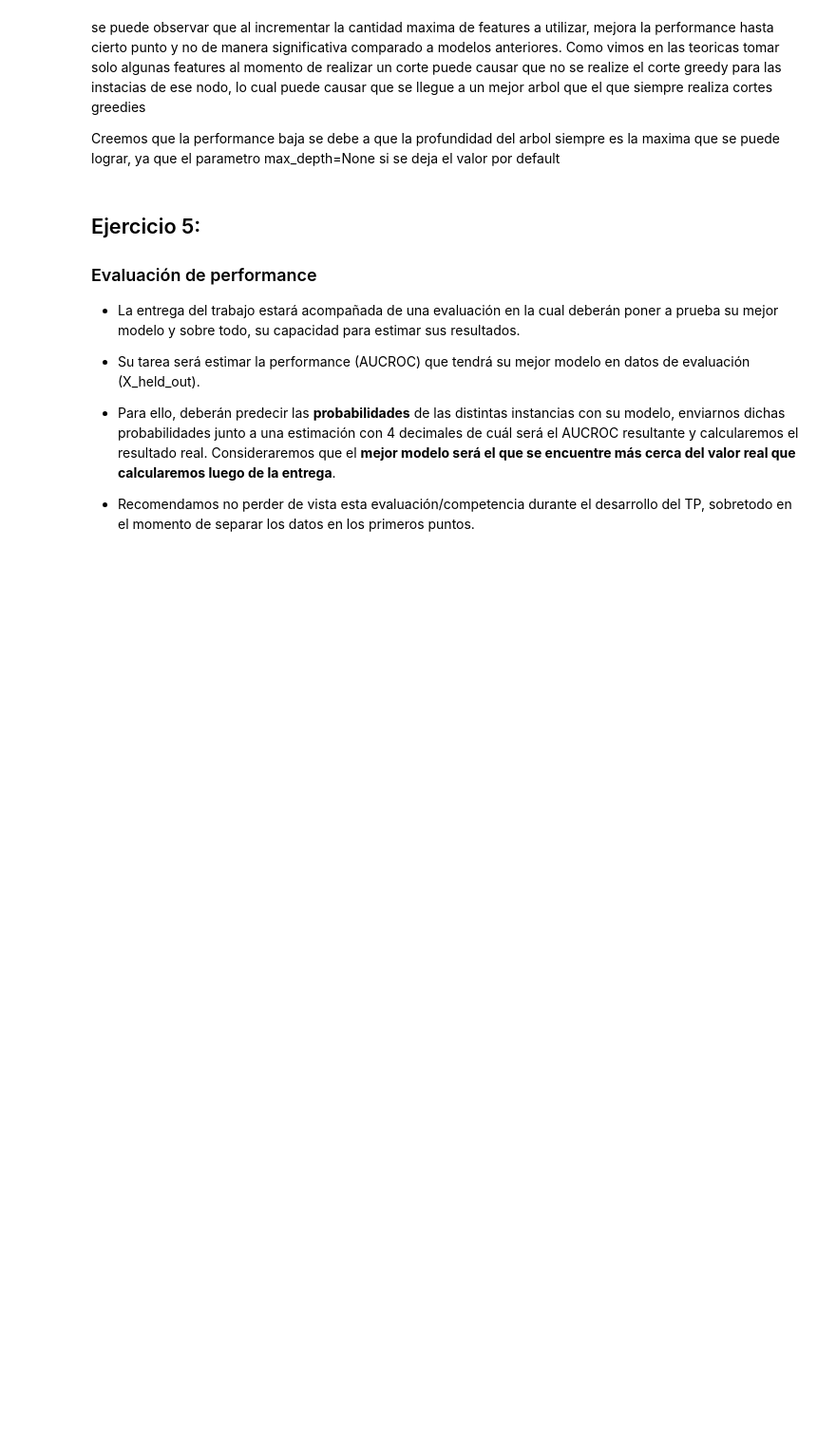
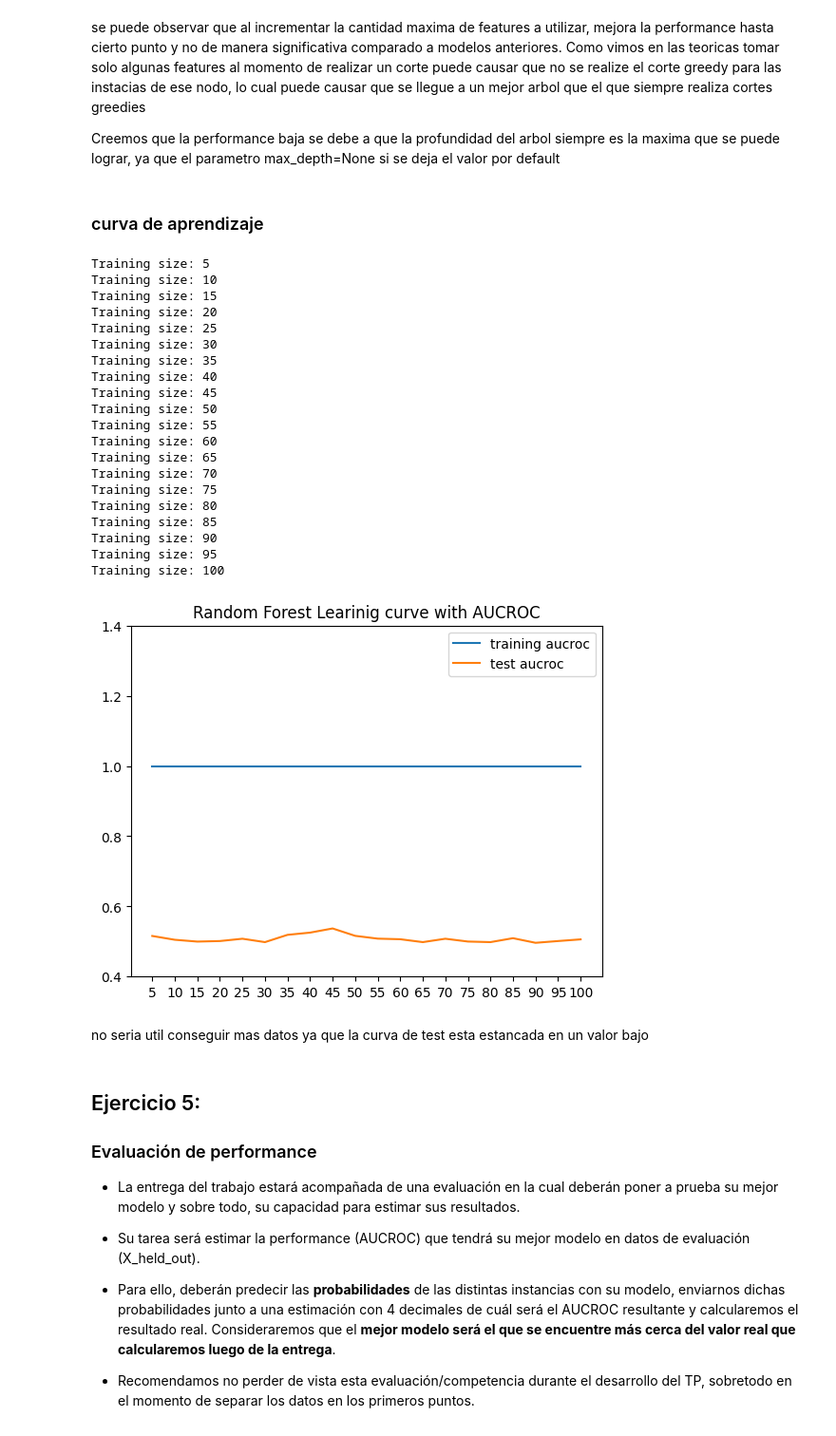
Before and after one commit to fourofclubs001/TP-Aprendizaje-Automatico, a Jupyter notebook: Enunciado.ipynb, the cells around one changed output. Shown at 95% size. Cells and saved outputs as stored; diff of their text form; code cells hidden in the pictures; blank space fills up the shorter version.

```diff
--- a/Enunciado.ipynb
+++ b/Enunciado.ipynb
@@ -869,6 +959,46 @@ plt.show()
 se puede observar que al incrementar la cantidad maxima de features a utilizar, mejora la performance hasta cierto punto y no de manera significativa comparado a modelos anteriores. Como vimos en las teoricas tomar solo algunas features al momento de realizar un corte puede causar que no se realize el corte greedy para las instacias de ese nodo, lo cual puede causar que se llegue a un mejor arbol que el que siempre realiza cortes greedies
 
 Creemos que la performance baja se debe a que la profundidad del arbol siempre es la maxima que se puede lograr, ya que el parametro max_depth=None si se deja el valor por default
+# %% [markdown]
+### curva de aprendizaje
+# %%
+forest = RandomForestClassifier(n_estimators=200, max_features=0.73)
+
+training_curve_percentages = list(range(5,101,5))
+
+train_error_history, test_error_history = calculate_learning_curve(forest, training_curve_percentages)
+
+plt.title("Random Forest Learinig curve with AUCROC")
+plt.plot(training_curve_percentages, train_error_history, label = "training aucroc")
+plt.plot(training_curve_percentages, test_error_history, label = "test aucroc")
+plt.xticks(training_curve_percentages)
+plt.ylim(0.4,1.4)
+plt.legend()
+plt.show()
+# %% [output]
+Training size: 5
+Training size: 10
+Training size: 15
+Training size: 20
+Training size: 25
+Training size: 30
+Training size: 35
+Training size: 40
+Training size: 45
+Training size: 50
+Training size: 55
+Training size: 60
+Training size: 65
+Training size: 70
+Training size: 75
+Training size: 80
+Training size: 85
+Training size: 90
+Training size: 95
+Training size: 100
+[figure, added]
+# %% [markdown]
+no seria util conseguir mas datos ya que la curva de test esta estancada en un valor bajo
 # %% [markdown]
 ## Ejercicio 5:
 ### Evaluación de performance
```
Also changed, not shown: parts of 31 cells of this notebook, 2 other files.
